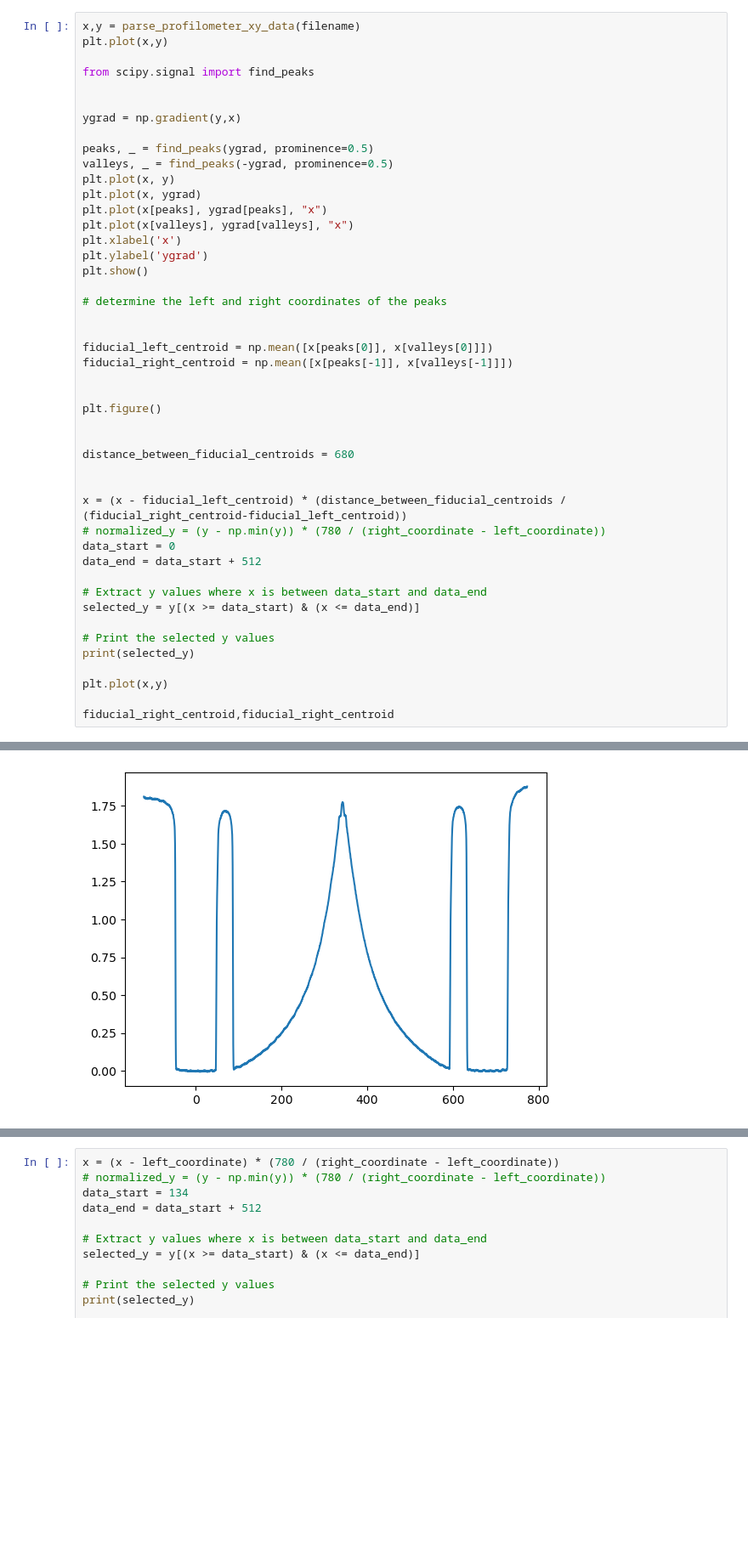
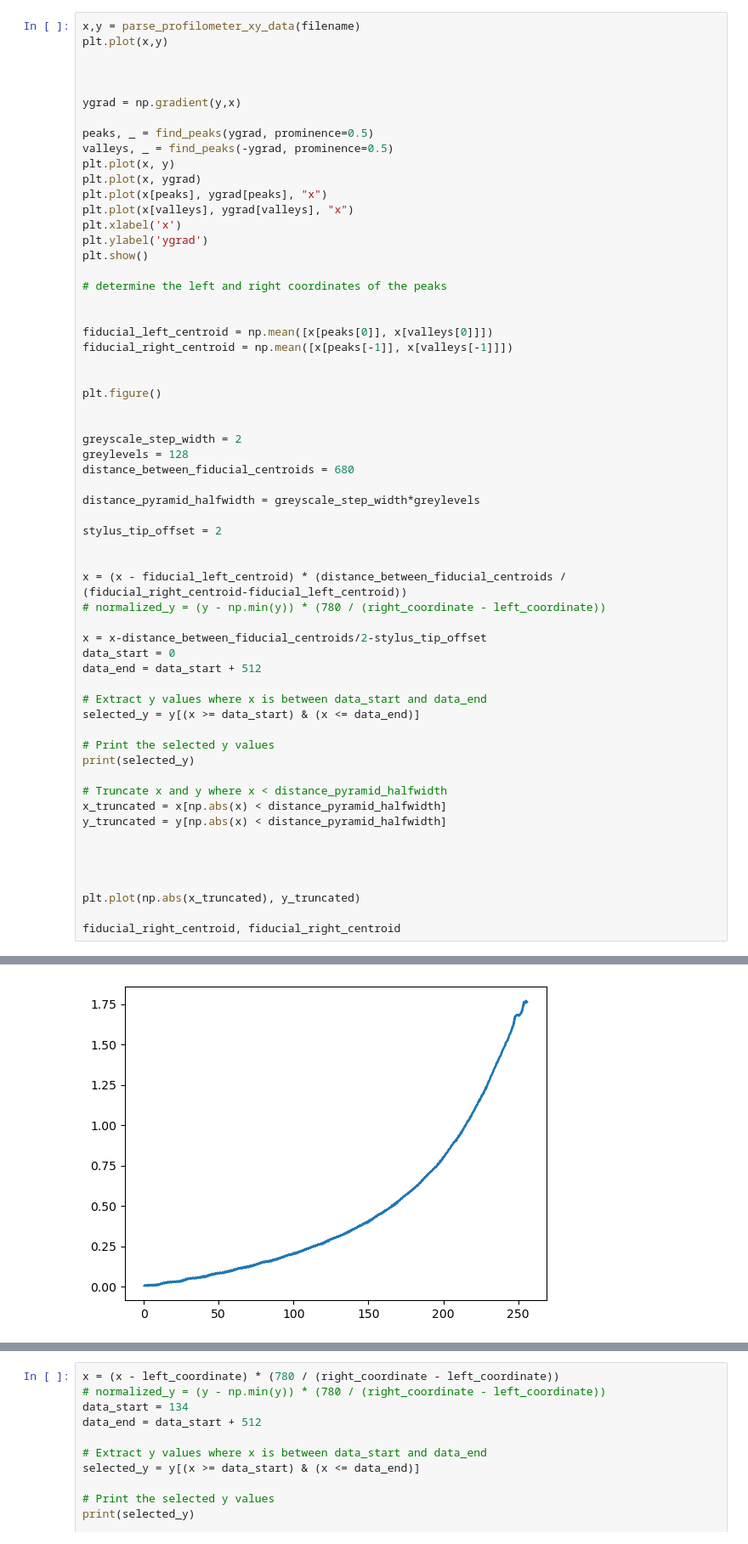
Before and after one commit to daguiam/Greyscale-calibration-using-polytec-topography, a Jupyter notebook: greyscale_mechanical_profilometer_line.ipynb, the cells around one changed output, grey strips where cells are left out. Shown: that part at 85% size. Saved outputs shown, nothing was run; the diff lists cells and outputs as text; blank space fills up the shorter version.

Commit message:
update added ramp and pyramid extraction functions

```diff
--- a/greyscale_mechanical_profilometer_line.ipynb
+++ b/greyscale_mechanical_profilometer_line.ipynb
@@ -53,7 +257,6 @@ filename = os.path.join(path, files[0])
 x,y = parse_profilometer_xy_data(filename)
 plt.plot(x,y)
 
-from scipy.signal import find_peaks
 
 
 ygrad = np.gradient(y,x)
@@ -78,11 +281,19 @@ fiducial_right_centroid = np.mean([x[peaks[-1]], x[valleys[-1]]])
 plt.figure()
 
 
+greyscale_step_width = 2
+greylevels = 128
 distance_between_fiducial_centroids = 680
+
+distance_pyramid_halfwidth = greyscale_step_width*greylevels
+
+stylus_tip_offset = 2
 
 
 x = (x - fiducial_left_centroid) * (distance_between_fiducial_centroids / (fiducial_right_centroid-fiducial_left_centroid))
 # normalized_y = (y - np.min(y)) * (780 / (right_coordinate - left_coordinate))
+
+x = x-distance_between_fiducial_centroids/2-stylus_tip_offset
 data_start = 0
 data_end = data_start + 512
 
@@ -92,7 +303,14 @@ selected_y = y[(x >= data_start) & (x <= data_end)]
 # Print the selected y values
 print(selected_y)
 
-plt.plot(x,y)
+# Truncate x and y where x < distance_pyramid_halfwidth
+x_truncated = x[np.abs(x) < distance_pyramid_halfwidth]
+y_truncated = y[np.abs(x) < distance_pyramid_halfwidth]
 
-fiducial_right_centroid,fiducial_right_centroid
+
+
+
+plt.plot(np.abs(x_truncated), y_truncated)
+
+fiducial_right_centroid, fiducial_right_centroid
 # %% [output]
@@ -113 +331 @@ Name: Normal, Length: 2555, dtype: float64
-[figure, old version]
+[figure, new version]
```
Also changed, not shown: parts of 9 cells of this notebook, 6 other files.
